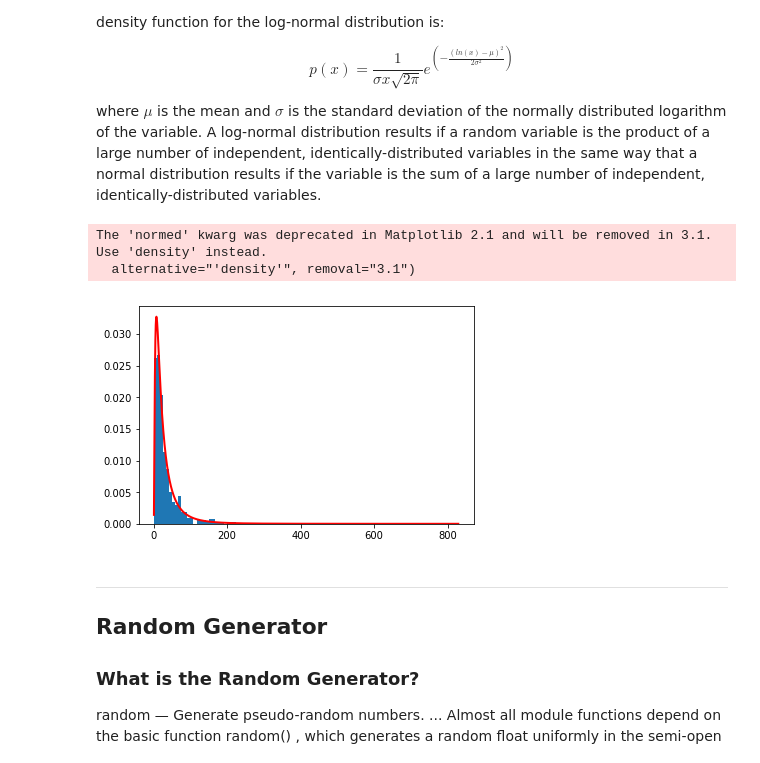
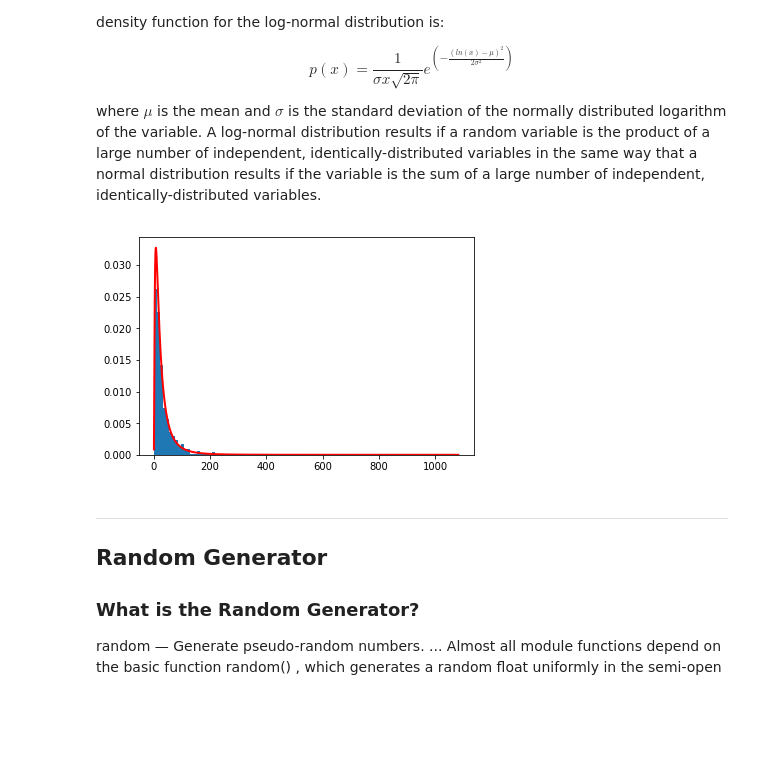
Before and after one commit to Tianle97/-Emerging-Thecnology-Project, a Jupyter notebook: numpy-random.ipynb, the cells around one changed output. Saved outputs shown, nothing was run; the diff lists cells and outputs as text; code cells hidden in the pictures; blank space fills up the shorter version.

```diff
--- a/numpy-random.ipynb
+++ b/numpy-random.ipynb
@@ -424,26 +425,30 @@ where $\mu$ is the mean and $\sigma$ is the standard deviation of the normally d
 # %%
 # Draw samples from the distribution:
 import matplotlib.pyplot as plt
 import numpy as np
+
+import sys
+import warnings
+
+if not sys.warnoptions:
+    warnings.simplefilter("ignore")
 
 mu, sigma = 3., 1. # mean and standard deviation
 s = np.random.lognormal(mu, sigma, 1000)
 
 # Display the histogram of the samples, along with the probability density function:
 
 count, bins, ignored = plt.hist(s, 100, normed=True, align='mid')
 
 x = np.linspace(min(bins), max(bins), 10000)
 pdf = (np.exp(-(np.log(x) - mu)**2 / (2 * sigma**2))
         / (x * sigma * np.sqrt(2 * np.pi)))
 
 plt.plot(x, pdf, linewidth=2, color='r')
 plt.axis('tight')
 plt.show()
 # %% [output]
-The 'normed' kwarg was deprecated in Matplotlib 2.1 and will be removed in 3.1. Use 'density' instead.
-  alternative="'density'", removal="3.1")
-[figure, old version]
+[figure, new version]
 # %% [markdown]
 ***
 ## Random Generator
```
Also changed, not shown: parts of 19 cells of this notebook, 3 other files.
